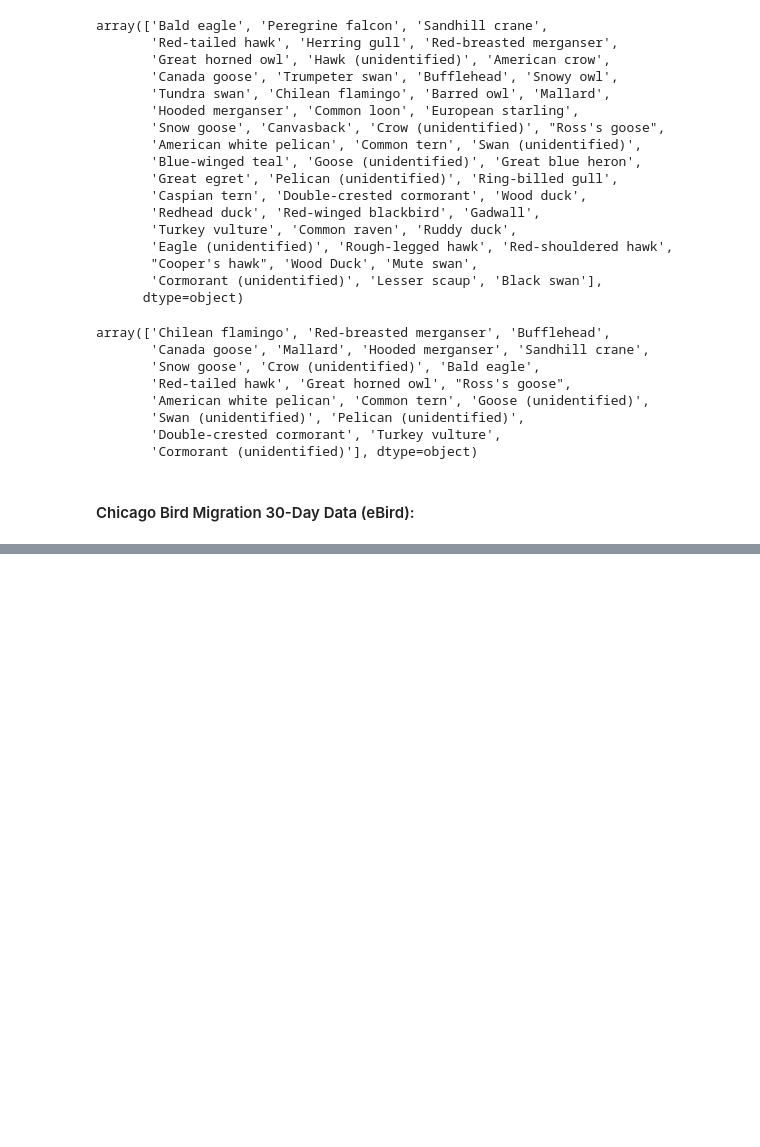
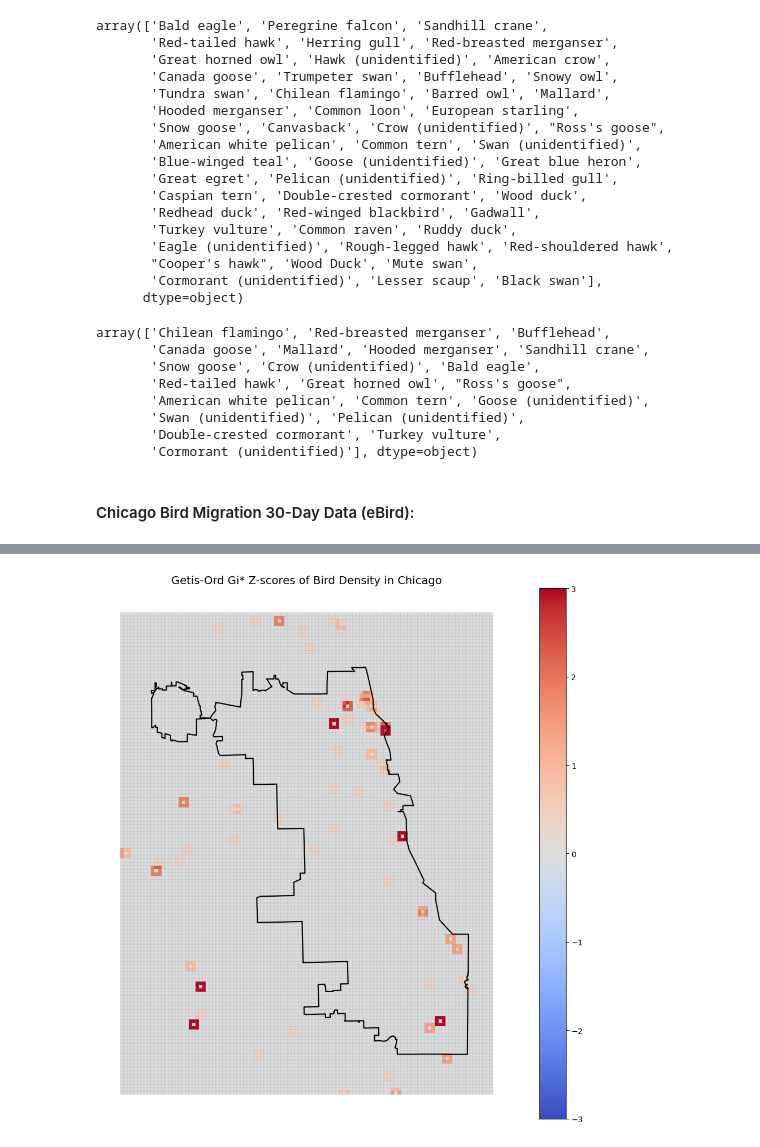
Before and after one commit to Amoreno73/bird-30d-density, a Jupyter notebook: bird_data.ipynb, the cells around one changed output, grey strips where cells are left out. Drawn from its saved outputs; the diff is of its cells as text; code cells hidden in the pictures; blank space fills up the shorter version.

```diff
--- a/bird_data.ipynb
+++ b/bird_data.ipynb
@@ -173,0 +157,4 @@ imageio.mimsave("bird_activity_heatmap.gif", images, fps=2)
+# %%
+cell_size = 500  # in meters, balanced for the # of data i have
+grid = create_grid(projected, cell_size)
+grid
@@ -173,0 +175,18 @@ imageio.mimsave("bird_activity_heatmap.gif", images, fps=2)
+# %%
+joined = gpd.sjoin(projected, grid, predicate="within")
+counts = joined.groupby('index_right').size()
+grid['count'] = counts
+grid['count'] = grid['count'].fillna(0)
+# %%
+# Spatial weights
+w = libpysal.weights.Queen.from_dataframe(grid)
+w.transform = 'r'
+
+# Gi* statistic
+gi_star = getisord.G_Local(grid['count'], w)
+
+# Add results to grid
+grid['GiZ'] = gi_star.Zs  # Z-scores
+grid['pval'] = gi_star.p_sim
+# %%
+multipolygon = multipolygon.to_crs(grid.crs)
@@ -173,0 +196,20 @@ imageio.mimsave("bird_activity_heatmap.gif", images, fps=2)
+# %%
+fig, ax = plt.subplots(figsize=(10, 10))
+
+significant = grid[grid['pval'] < 0.05]
+
+# Plot Gi* heatmap
+significant.plot(column='GiZ', cmap='coolwarm',
+          vmin=-3, vmax=3,
+          linewidth=0.1, ax=ax, edgecolor='grey', legend=True)
+
+# Overlay Chicago boundary
+multipolygon.boundary.plot(ax=ax, color='black')
+
+# Final touches
+ax.set_title("Getis-Ord Gi* Z-scores of Bird Density in Chicago", fontsize=14)
+ax.axis('off')
+plt.tight_layout()
+plt.show()
+# %% [output]
+[figure, added]
```
Also changed, not shown: parts of 17 cells of this notebook.
